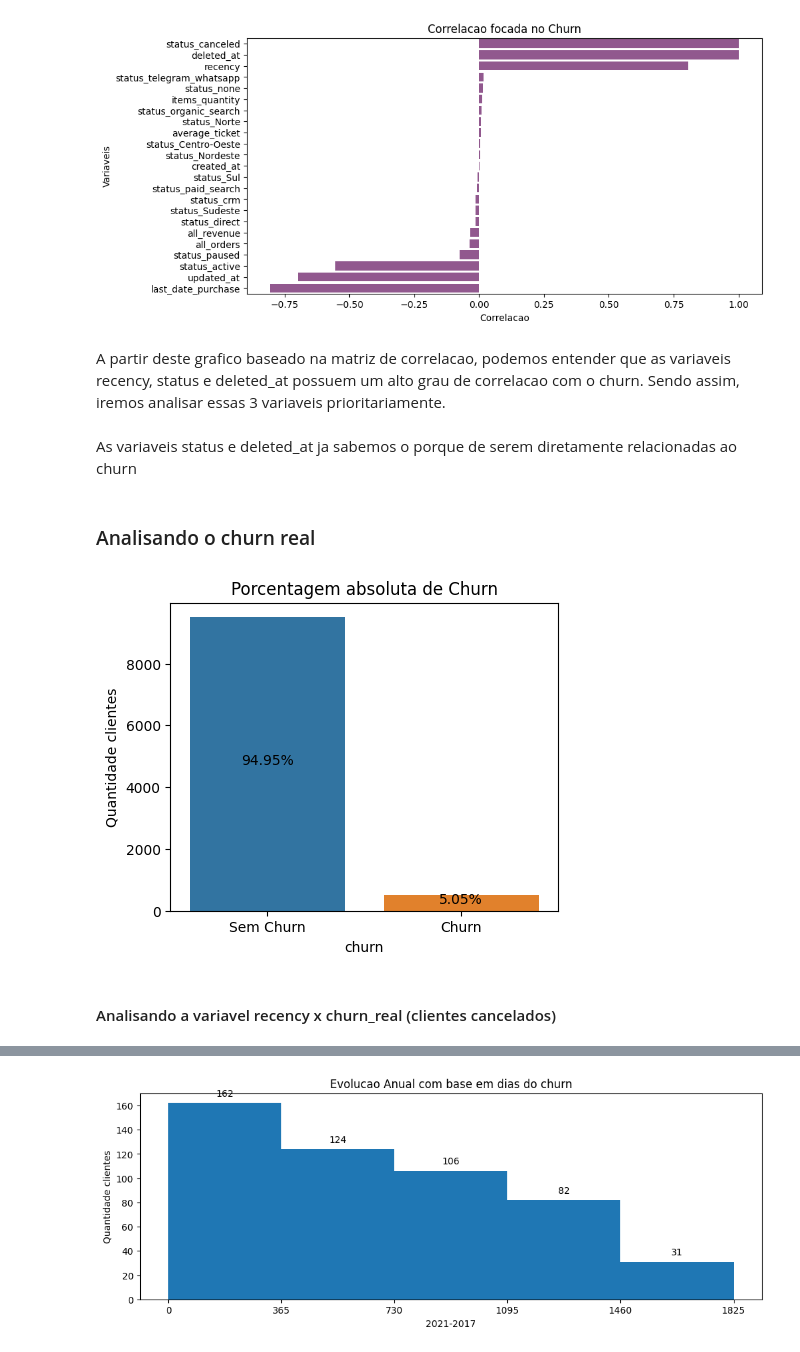
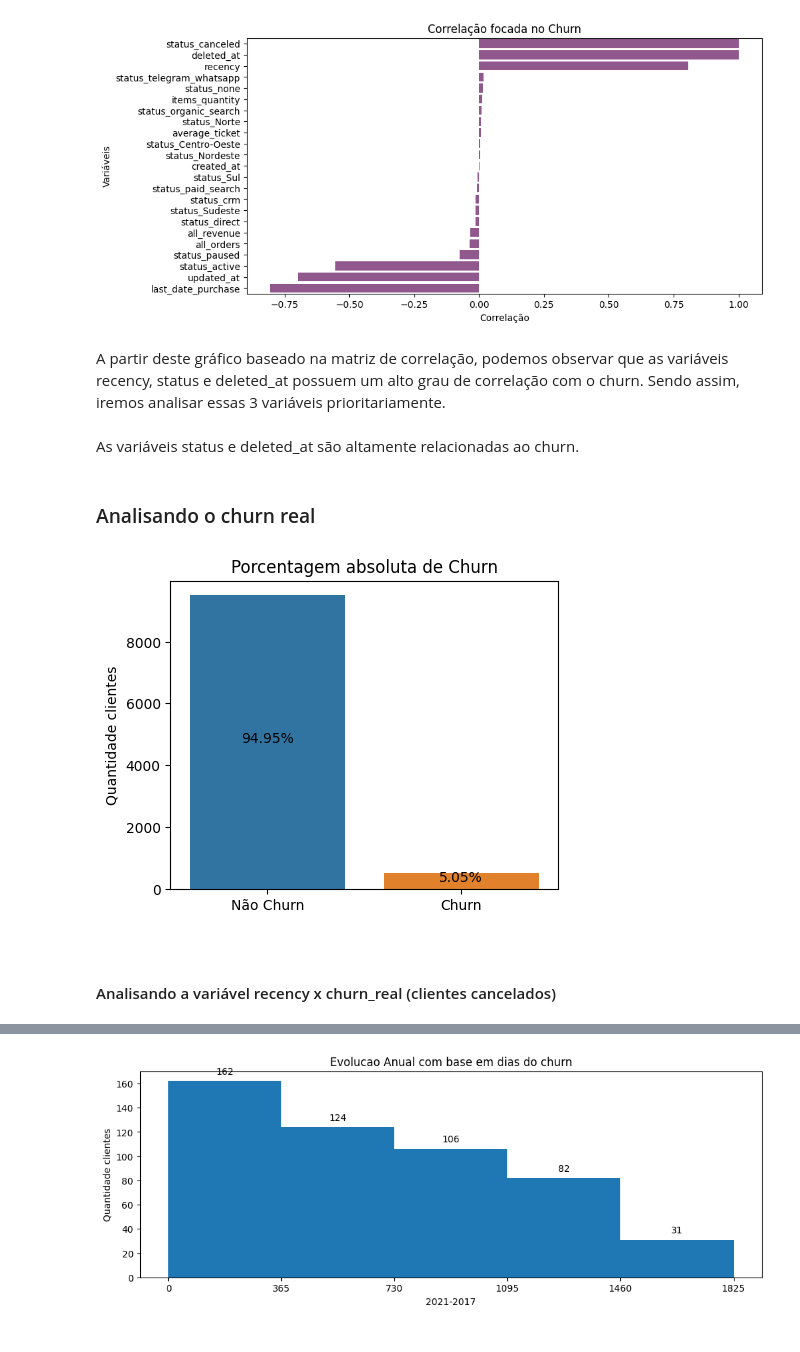
Before and after one commit to CarolinaCalvi/analise_churn, a Jupyter notebook: notebooks/analise_completa.ipynb, the cells around one changed output, grey strips where cells are left out. Saved outputs shown, nothing was run; the diff lists cells and outputs as text; code cells hidden in the pictures.

```diff
--- a/notebooks/analise_completa.ipynb
+++ b/notebooks/analise_completa.ipynb
@@ -224,31 +223,32 @@ plt.show()
 # %% [output]
 [figure]
 # %% [markdown]
-A partir deste grafico baseado na matriz de correlacao, podemos entender que as variaveis recency, status e deleted_at possuem um alto grau de correlacao com o churn. Sendo assim, iremos analisar essas 3 variaveis prioritariamente.
+A partir deste gráfico baseado na matriz de correlação, podemos observar que as variáveis recency, status e deleted_at possuem um alto grau de correlação com o churn. Sendo assim, iremos analisar essas 3 variáveis prioritariamente.
 # %% [markdown]
-As variaveis status e deleted_at ja sabemos o porque de serem diretamente relacionadas ao churn
+As variáveis status e deleted_at são altamente relacionadas ao churn.
 # %% [markdown]
 ### Analisando o churn real
 # %%
 # Visualizando o churn real
 
 total=len(df1)
 fig, ax = plt.subplots(figsize = (5,4))
 
 # Grafico de Barras
 g=sns.countplot(data = df1, x='churn')
 
-# Adicionando os valores no meio do grafico
+# Adicionando os valores no grafico
 for i in g.patches:
     height = i.get_height()
     g.text(i.get_x()+i.get_width()/2., height/2, f'{100*height/total:1.2f}%', ha="center", color='black')
 
-ax.set_xticklabels(['Sem Churn', 'Churn'])
+ax.set_xticklabels(['Não Churn', 'Churn'])
+plt.xlabel(' ')
 plt.ylabel('Quantidade clientes')
 plt.title('Porcentagem absoluta de Churn')
 plt.savefig('../graficos/churn_atual.png')
 plt.show()
 # %% [output]
-[figure, old version]
+[figure, new version]
 # %% [markdown]
-#### Analisando a variavel recency x churn_real (clientes cancelados)
+#### Analisando a variável recency x churn_real (clientes cancelados)
```
Also changed, not shown: parts of 16 cells of this notebook.
